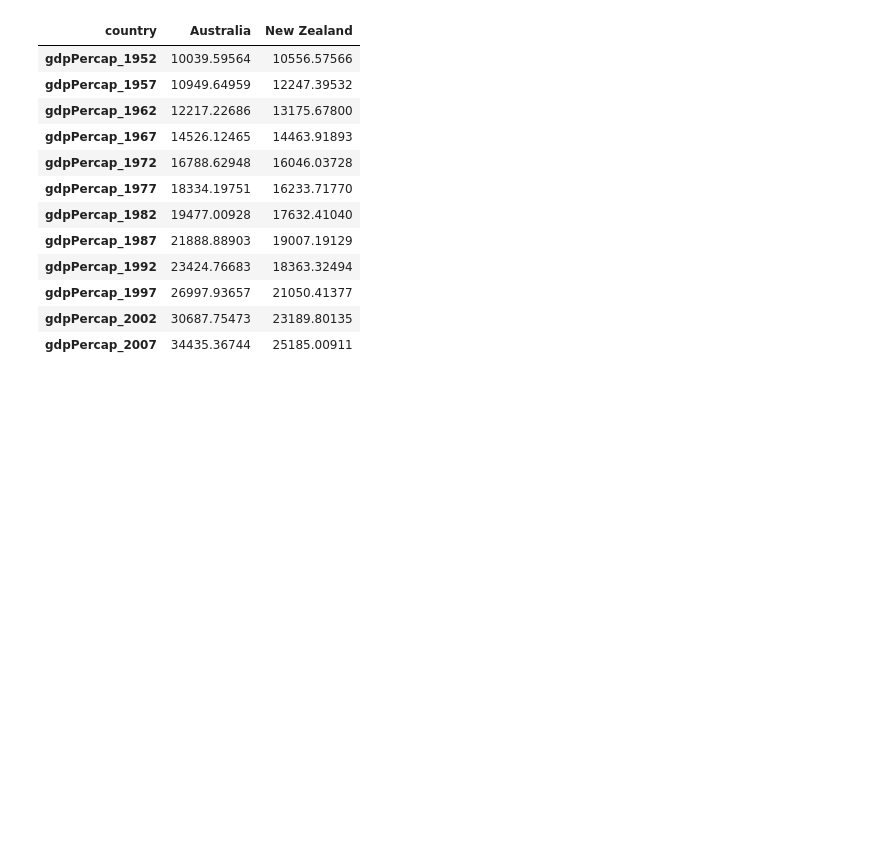
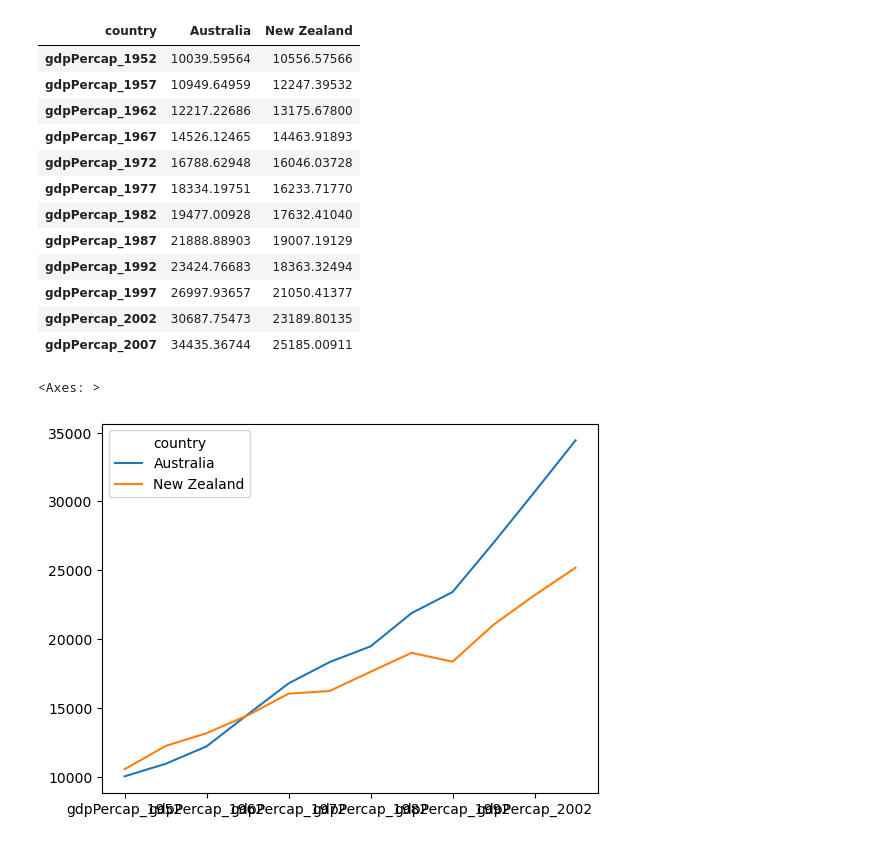
Before and after one commit to ubvu/2024-03-19-python, a Jupyter notebook: notebooks/analyzing_data.ipynb, the cells around one changed output. Drawn from its saved outputs; the diff is of its cells as text; code cells hidden in the pictures; blank space fills up the shorter version.

```diff
--- a/notebooks/analyzing_data.ipynb
+++ b/notebooks/analyzing_data.ipynb
@@ -116,4 +116,7 @@ data.T
 | gdpPercap_2002 | 30687.75473 | 23189.80135 |
 | gdpPercap_2007 | 34435.36744 | 25185.00911 |
 # %%
-data.T.
+data.T.plot()
+# %% [output]
+<Axes: >
+[figure, added]
```
